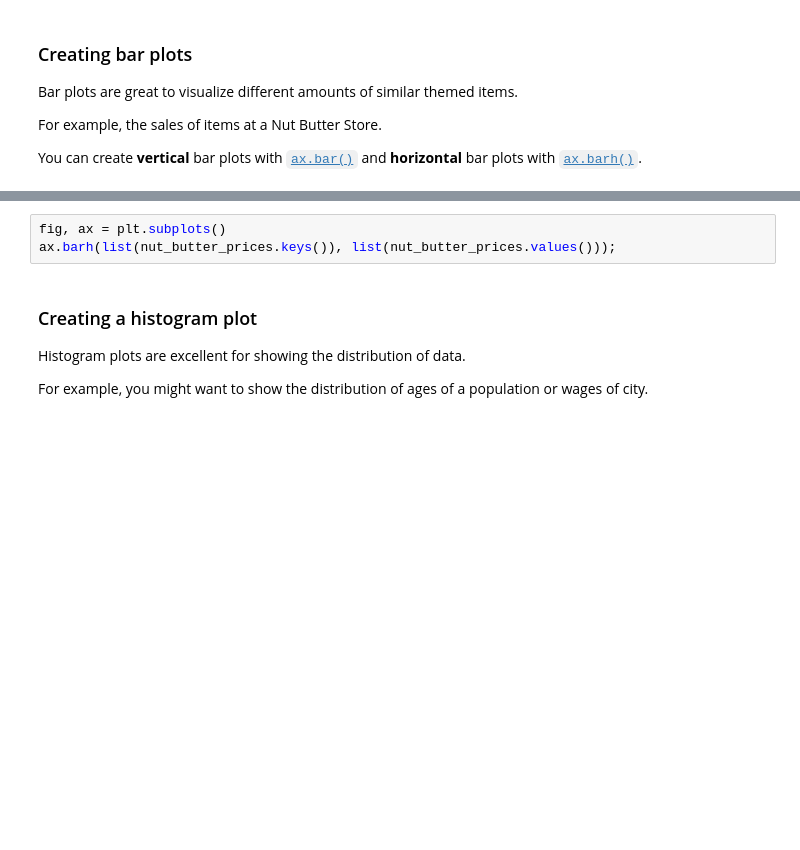
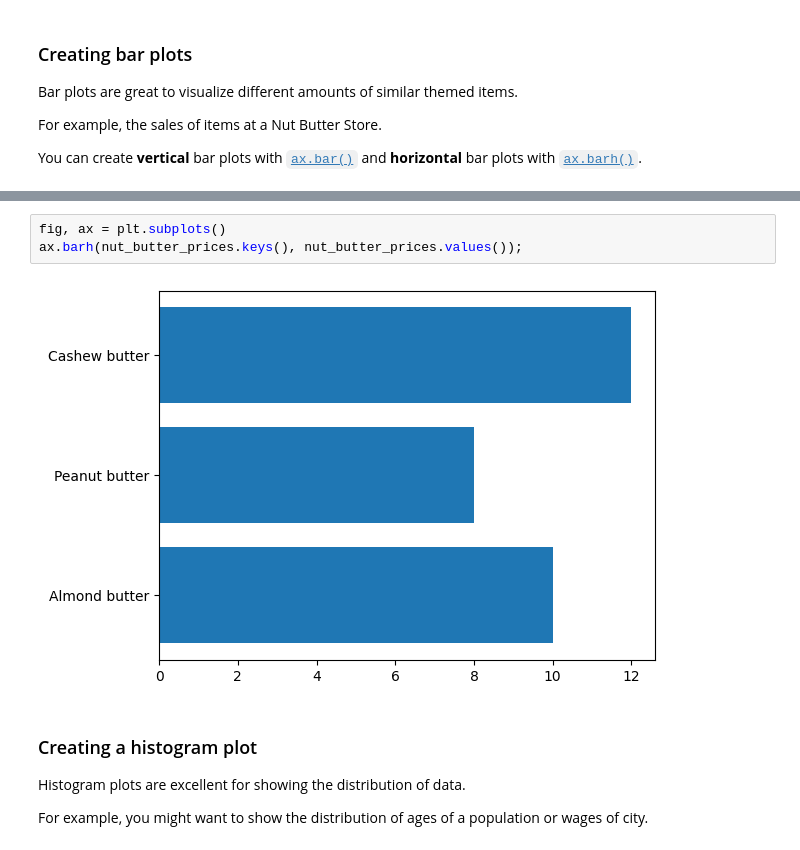
Before and after one commit to rhorbe/zero-to-mastery-ml, a Jupyter notebook: section-2-data-science-and-ml-tools/introduction-to-matplotlib.ipynb, the cells around one changed output, grey strips where cells are left out. Cells and saved outputs as stored; diff of their text form; blank space fills up the shorter version.

```diff
--- a/section-2-data-science-and-ml-tools/introduction-to-matplotlib.ipynb
+++ b/section-2-data-science-and-ml-tools/introduction-to-matplotlib.ipynb
@@ -293,6 +303,8 @@ ax.set(title="Dan's Nut Butter Store", ylabel="Price ($)");
 # %%
 fig, ax = plt.subplots()
-ax.barh(list(nut_butter_prices.keys()), list(nut_butter_prices.values()));
+ax.barh(nut_butter_prices.keys(), nut_butter_prices.values());
+# %% [output]
+[figure, added]
 # %% [markdown]
 ### Creating a histogram plot
 
```
Also changed, not shown: parts of 61 cells of this notebook.
